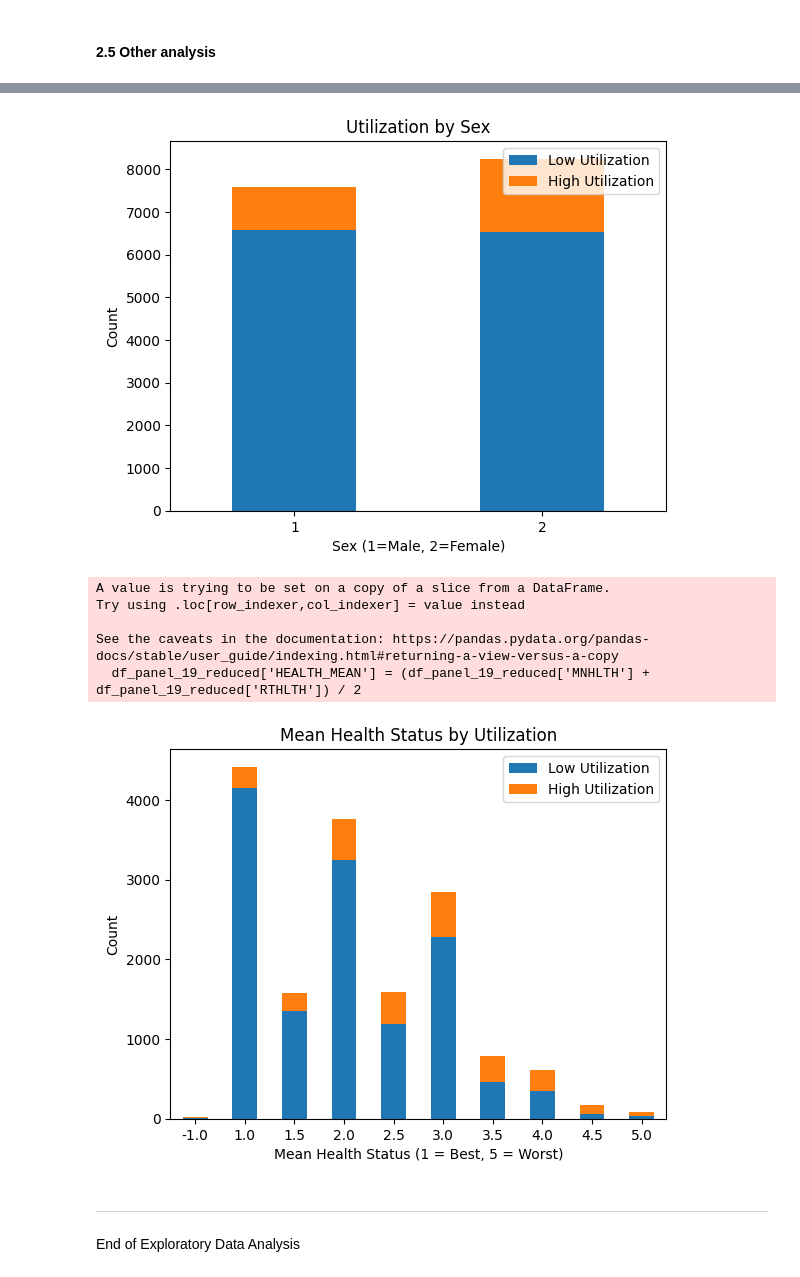
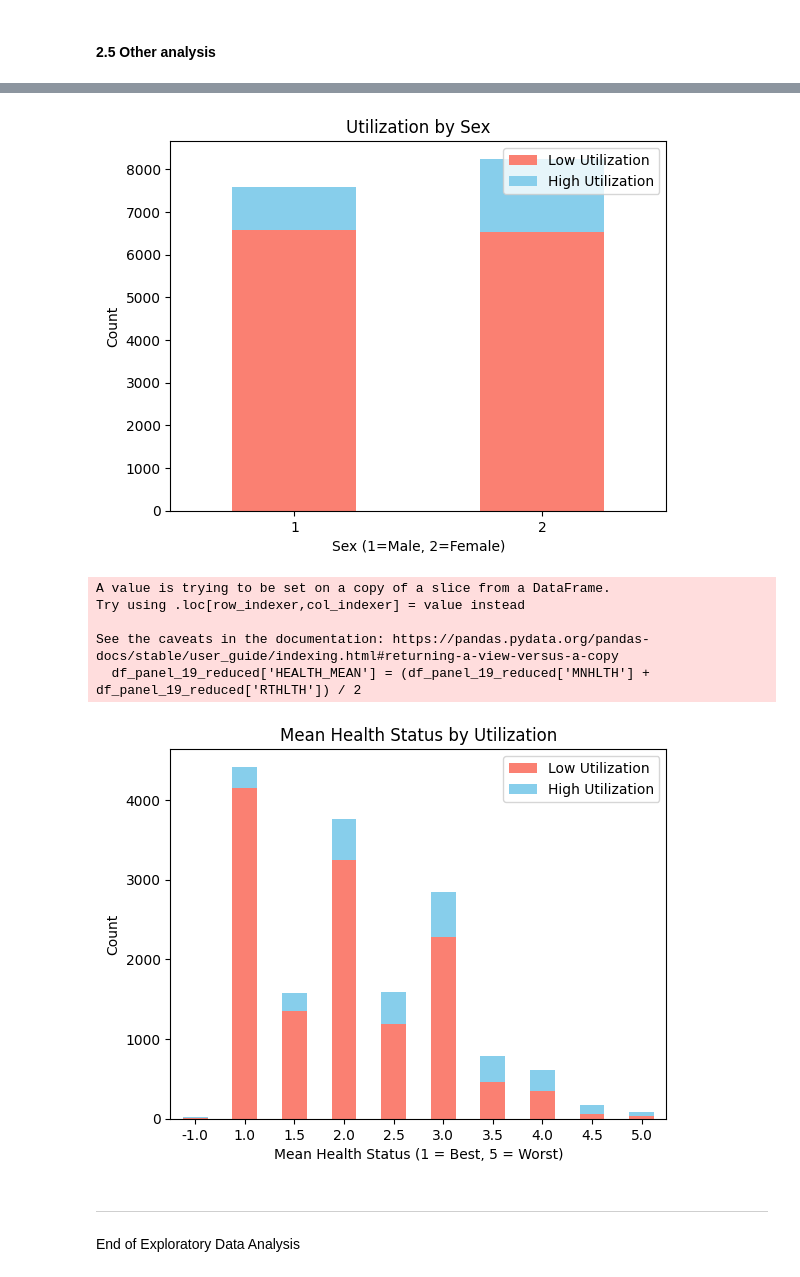
Before and after one commit to Cao1224/replication-project-AIF360, a Jupyter notebook: replication_project.ipynb, the cells around one changed output, grey strips where cells are left out. Drawn from its saved outputs; the diff is of its cells as text; code cells hidden in the pictures.

```diff
--- a/replication_project.ipynb
+++ b/replication_project.ipynb
@@ -781,23 +711,23 @@ Passing `palette` without assigning `hue` is deprecated and will be removed in v
 # %%
 grouped_data = df_panel_19_reduced.groupby(['SEX', 'UTILIZATION']).size().unstack().fillna(0)
 
 fig, ax = plt.subplots()
-grouped_data.plot(kind='bar', stacked=True, ax=ax)
+grouped_data.plot(kind='bar', stacked=True, ax=ax, color=['salmon', 'skyblue'])
 ax.set_title("Utilization by Sex")
 ax.set_xlabel("Sex (1=Male, 2=Female)")
 ax.set_ylabel("Count")
 ax.legend(["Low Utilization", "High Utilization"])
 plt.xticks(rotation=0)
 plt.show()
 # %% [output]
-[figure, old version]
+[figure, new version]
 # %%
 df_panel_19_reduced['HEALTH_MEAN'] = (df_panel_19_reduced['MNHLTH'] + df_panel_19_reduced['RTHLTH']) / 2
 
 grouped_health_utilization = df_panel_19_reduced.groupby(['HEALTH_MEAN', 'UTILIZATION']).size().unstack().fillna(0)
 
 fig, ax = plt.subplots()
-grouped_health_utilization.plot(kind='bar', stacked=True, ax=ax)
+grouped_health_utilization.plot(kind='bar', stacked=True, ax=ax, color=['salmon', 'skyblue'])
 ax.set_title("Mean Health Status by Utilization")
 ax.set_xlabel("Mean Health Status (1 = Best, 5 = Worst)")
 ax.set_ylabel("Count")
@@ -810,7 +740,7 @@ Try using .loc[row_indexer,col_indexer] = value instead
 
 See the caveats in the documentation: https://pandas.pydata.org/pandas-docs/stable/user_guide/indexing.html#returning-a-view-versus-a-copy
   df_panel_19_reduced['HEALTH_MEAN'] = (df_panel_19_reduced['MNHLTH'] + df_panel_19_reduced['RTHLTH']) / 2
-[figure, old version]
+[figure, new version]
 # %% [markdown]
 -----
 End of Exploratory Data Analysis
```
Also changed, not shown: parts of 62 cells of this notebook.
